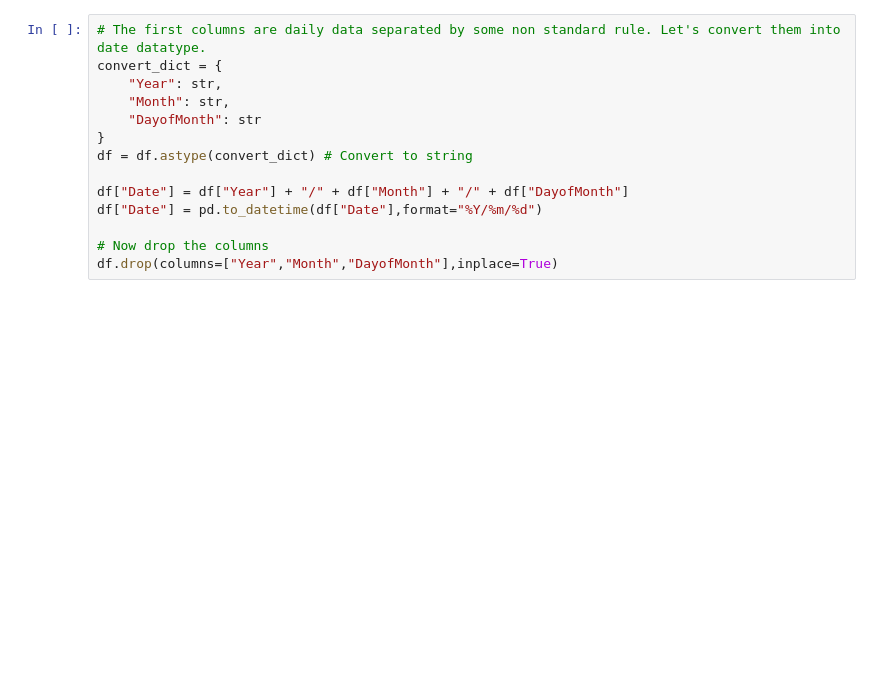
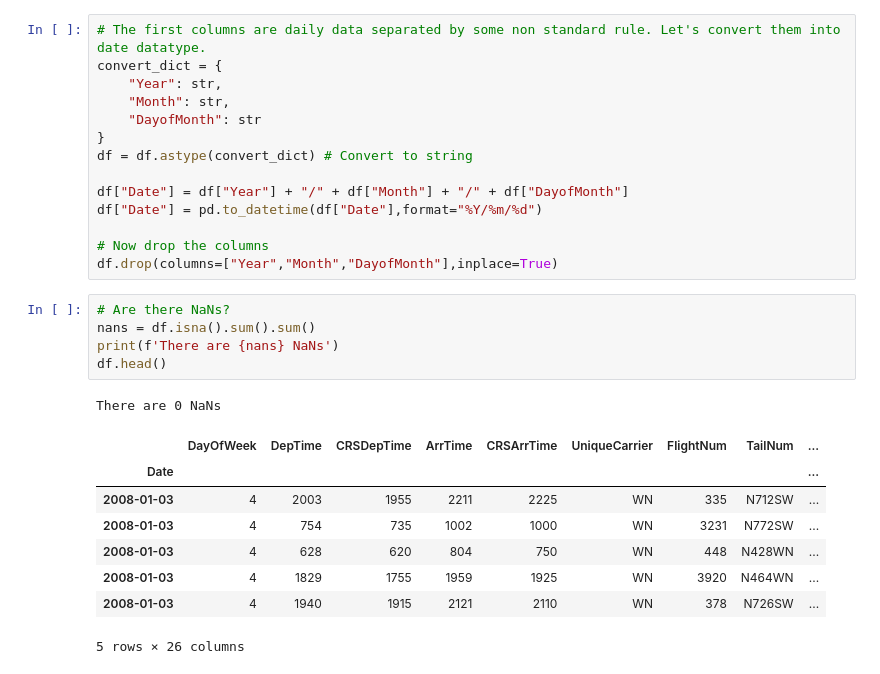
Before and after one commit to joseporiolayats/data-exercises, a Jupyter notebook: kaggle-airline-df/dataset-processing.ipynb, the cells around one changed output. Saved outputs shown, nothing was run; the diff lists cells and outputs as text; blank space fills up the shorter version.

```diff
--- a/kaggle-airline-df/dataset-processing.ipynb
+++ b/kaggle-airline-df/dataset-processing.ipynb
@@ -137,3 +163,18 @@ df["Date"] = pd.to_datetime(df["Date"],format="%Y/%m/%d")
 
 # Now drop the columns
 df.drop(columns=["Year","Month","DayofMonth"],inplace=True)
+# %%
+# Are there NaNs?
+nans = df.isna().sum().sum()
+print(f'There are {nans} NaNs')
+df.head()
+# %% [output]
+There are 0 NaNs
+|  | DayOfWeek | DepTime | CRSDepTime | ArrTime | CRSArrTime | UniqueCarrier | FlightNum | TailNum | ... |
+| Date |  |  |  |  |  |  |  |  | ... |
+| 2008-01-03 | 4 | 2003 | 1955 | 2211 | 2225 | WN | 335 | N712SW | ... |
+| 2008-01-03 | 4 | 754 | 735 | 1002 | 1000 | WN | 3231 | N772SW | ... |
+| 2008-01-03 | 4 | 628 | 620 | 804 | 750 | WN | 448 | N428WN | ... |
+| 2008-01-03 | 4 | 1829 | 1755 | 1959 | 1925 | WN | 3920 | N464WN | ... |
+| 2008-01-03 | 4 | 1940 | 1915 | 2121 | 2110 | WN | 378 | N726SW | ... |
+5 rows × 26 columns
```
Also changed, not shown: parts of 14 cells of this notebook, 1 other file.
